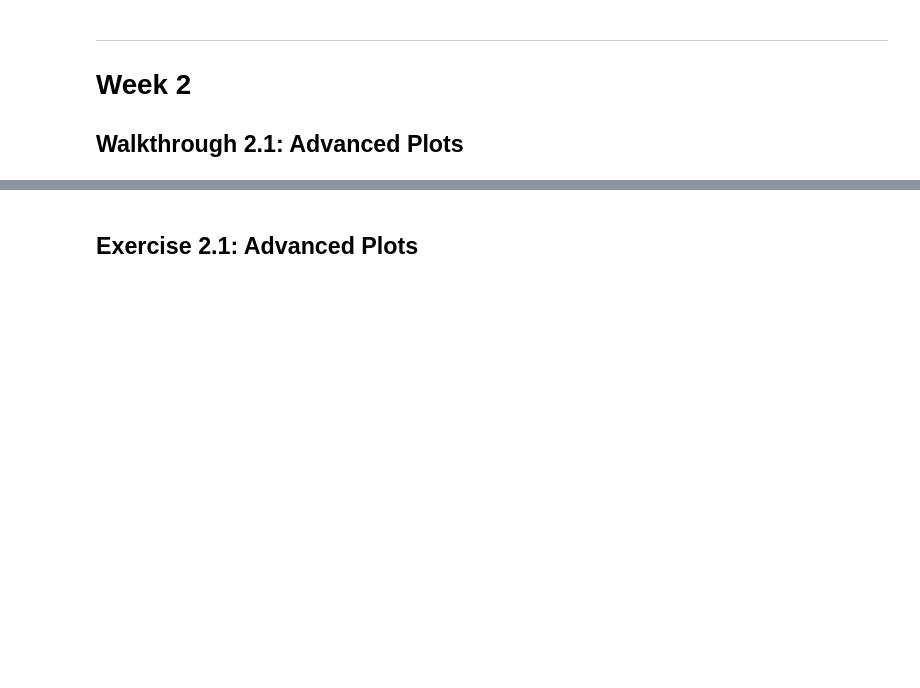
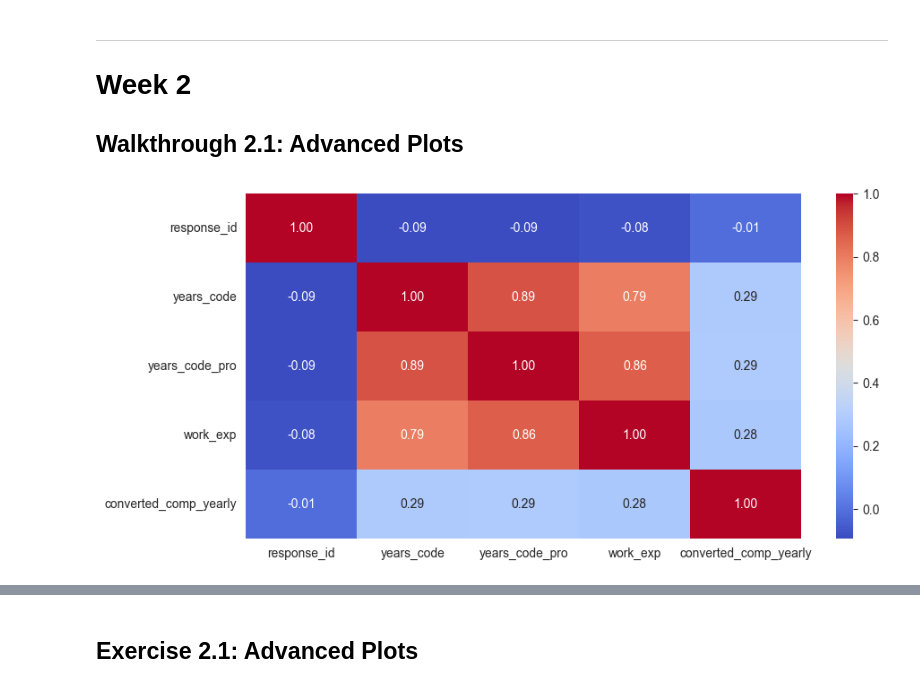
Before and after one commit to ismayc/oreilly-fundamentals-of-statistics-with-python, a Jupyter notebook: exercises-2025-02.ipynb, the cells around one changed output, grey strips where cells are left out. Drawn from its saved outputs; the diff is of its cells as text; code cells hidden in the pictures; blank space fills up the shorter version.

```diff
--- a/exercises-2025-02.ipynb
+++ b/exercises-2025-02.ipynb
@@ -357,10 +357,17 @@ plt.show();
 # %%
 sns.set_style("darkgrid")
 
 # Select only numeric columns
+numeric_columns = data_dev_survey.select_dtypes(include=[np.number])
 
 # Calculate the correlation matrix for numeric columns
+correlation_matrix = numeric_columns.corr()
+correlation_matrix
 
 # Heatmap for correlation matrix
+sns.heatmap(correlation_matrix, annot=True, cmap='coolwarm', fmt='.2f')
+plt.show();
+# %% [output]
+[figure, added]
 # %%
 # Pair plot for selected variables 'years_code_pro', 'work_exp', 'converted_comp_yearly'
```
Also changed, not shown: parts of 10 cells of this notebook, 1 other file.
